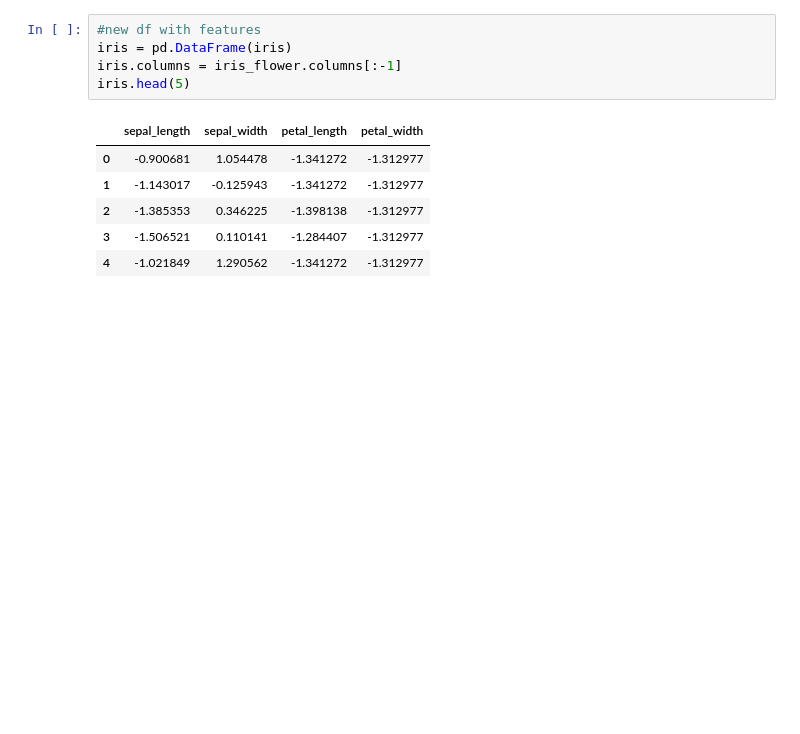
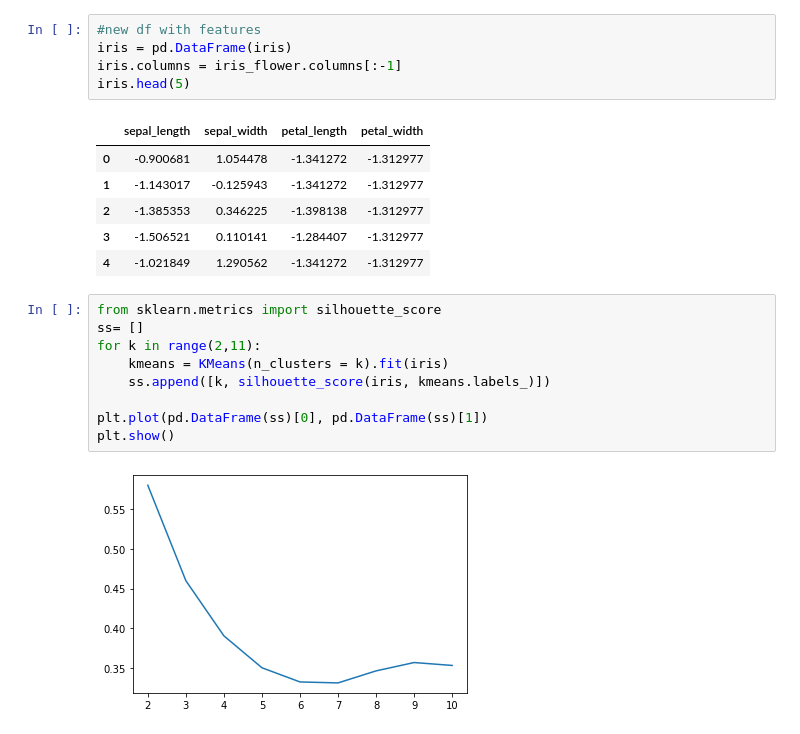
Before and after one commit to Dharani-Arumugam/Machine-Learning, a Jupyter notebook: Iris - Data Clustering/Clustering Data - Iris Flower Dataset.ipynb, the cells around one changed output. Cells and saved outputs as stored; diff of their text form; blank space fills up the shorter version.

```diff
--- a/Iris - Data Clustering/Clustering Data - Iris Flower Dataset.ipynb
+++ b/Iris - Data Clustering/Clustering Data - Iris Flower Dataset.ipynb
@@ -165,3 +169,14 @@ iris.head(5)
 | 2 | -1.385353 | 0.346225 | -1.398138 | -1.312977 |
 | 3 | -1.506521 | 0.110141 | -1.284407 | -1.312977 |
 | 4 | -1.021849 | 1.290562 | -1.341272 | -1.312977 |
+# %%
+from sklearn.metrics import silhouette_score
+ss= []
+for k in range(2,11):
+    kmeans = KMeans(n_clusters = k).fit(iris)
+    ss.append([k, silhouette_score(iris, kmeans.labels_)])
+
+plt.plot(pd.DataFrame(ss)[0], pd.DataFrame(ss)[1])
+plt.show()
+# %% [output]
+[figure, added]
```
Also changed, not shown: parts of 17 cells of this notebook.
